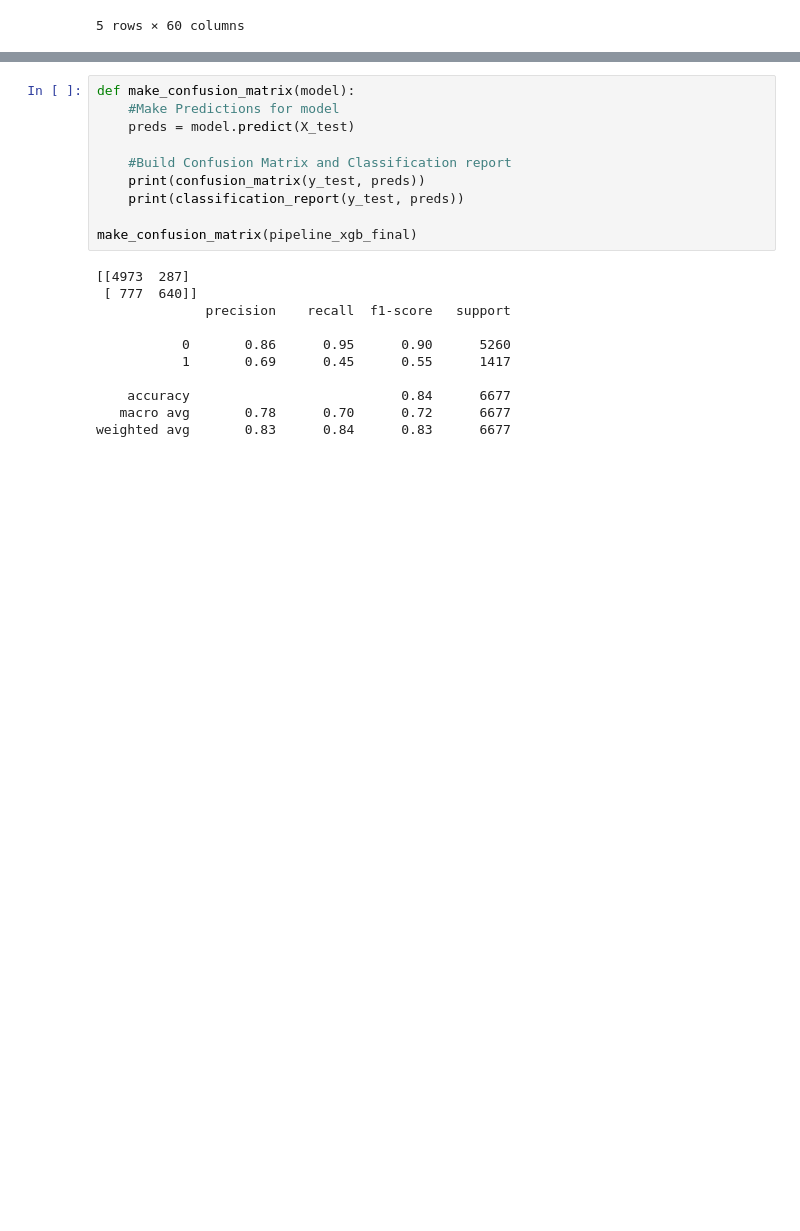
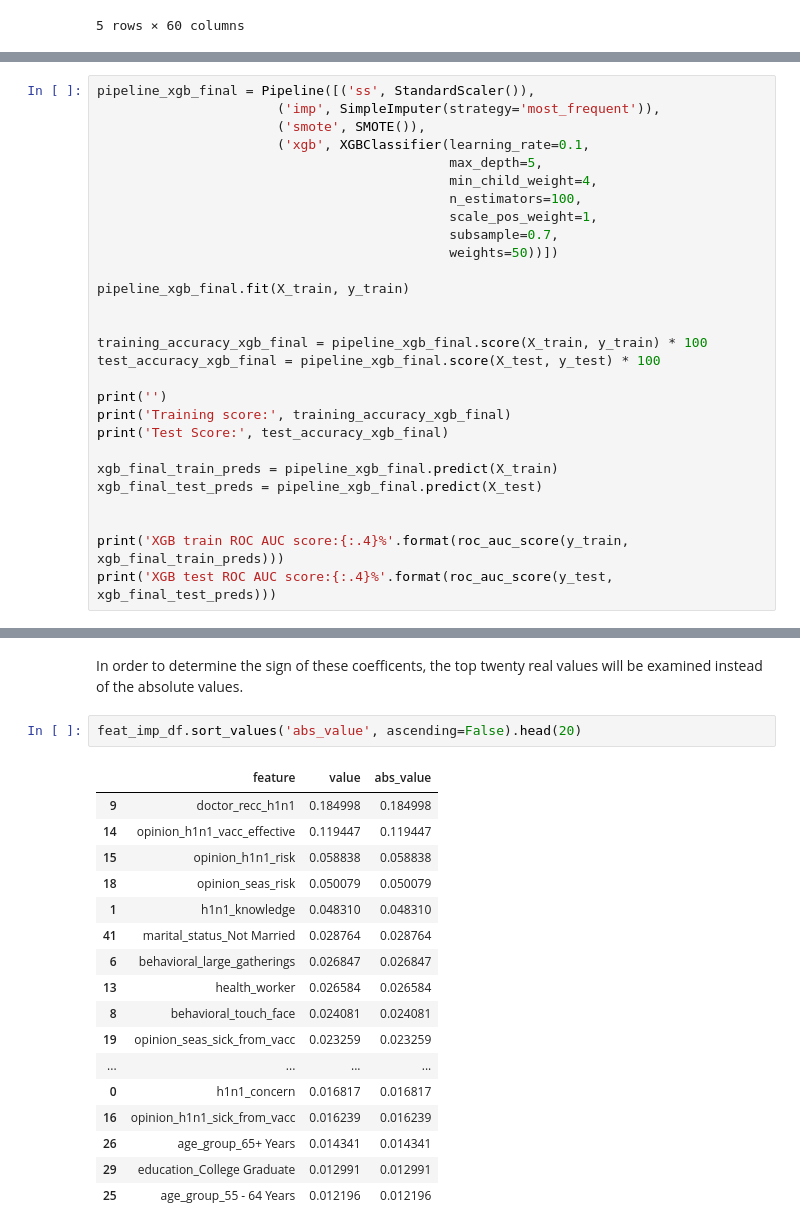
Before and after one commit to LucasFishbein/H1N1_Vaccine_Status_Predictor, a Jupyter notebook: H1N1_Vaccine_Prediction_Model.ipynb, the cells around one changed output, grey strips where cells are left out. Drawn from its saved outputs; the diff is of its cells as text; blank space fills up the shorter version.

```diff
--- a/H1N1_Vaccine_Prediction_Model.ipynb
+++ b/H1N1_Vaccine_Prediction_Model.ipynb
@@ -875,0 +1028,28 @@ Validation accuracy: 84.06%
+# %%
+pipeline_xgb_final = Pipeline([('ss', StandardScaler()),
+                       ('imp', SimpleImputer(strategy='most_frequent')),
+                       ('smote', SMOTE()),
+                       ('xgb', XGBClassifier(learning_rate=0.1,
+                                             max_depth=5,
+                                             min_child_weight=4,
+                                             n_estimators=100,
+                                             scale_pos_weight=1,
+                                             subsample=0.7,
+                                             weights=50))])
+
+pipeline_xgb_final.fit(X_train, y_train)
+
+
+training_accuracy_xgb_final = pipeline_xgb_final.score(X_train, y_train) * 100
+test_accuracy_xgb_final = pipeline_xgb_final.score(X_test, y_test) * 100
+
+print('')
+print('Training score:', training_accuracy_xgb_final)
+print('Test Score:', test_accuracy_xgb_final)
+
+xgb_final_train_preds = pipeline_xgb_final.predict(X_train)
+xgb_final_test_preds = pipeline_xgb_final.predict(X_test)
+
+
+print('XGB train ROC AUC score:{:.4}%'.format(roc_auc_score(y_train, xgb_final_train_preds)))
+print('XGB test ROC AUC score:{:.4}%'.format(roc_auc_score(y_test, xgb_final_test_preds)))
@@ -992,21 +1372,22 @@ Text(0.5, 0, 'Feature Name')
-# %%
-def make_confusion_matrix(model):
-    #Make Predictions for model
-    preds = model.predict(X_test)
-
-    #Build Confusion Matrix and Classification report
-    print(confusion_matrix(y_test, preds))
-    print(classification_report(y_test, preds))
-
-make_confusion_matrix(pipeline_xgb_final)
-# %% [output]
-[[4973  287]
- [ 777  640]]
-              precision    recall  f1-score   support
-
-           0       0.86      0.95      0.90      5260
-           1       0.69      0.45      0.55      1417
-
-    accuracy                           0.84      6677
-   macro avg       0.78      0.70      0.72      6677
-weighted avg       0.83      0.84      0.83      6677
+# %% [markdown]
+In order to determine the sign of these coefficents, the top twenty real values will be examined instead of the absolute values.
+# %%
+feat_imp_df.sort_values('abs_value', ascending=False).head(20)
+# %% [output]
+|  | feature | value | abs_value |
+| 9 | doctor_recc_h1n1 | 0.184998 | 0.184998 |
+| 14 | opinion_h1n1_vacc_effective | 0.119447 | 0.119447 |
+| 15 | opinion_h1n1_risk | 0.058838 | 0.058838 |
+| 18 | opinion_seas_risk | 0.050079 | 0.050079 |
+| 1 | h1n1_knowledge | 0.048310 | 0.048310 |
+| 41 | marital_status_Not Married | 0.028764 | 0.028764 |
+| 6 | behavioral_large_gatherings | 0.026847 | 0.026847 |
+| 13 | health_worker | 0.026584 | 0.026584 |
+| 8 | behavioral_touch_face | 0.024081 | 0.024081 |
+| 19 | opinion_seas_sick_from_vacc | 0.023259 | 0.023259 |
+| ... | ... | ... | ... |
+| 0 | h1n1_concern | 0.016817 | 0.016817 |
+| 16 | opinion_h1n1_sick_from_vacc | 0.016239 | 0.016239 |
+| 26 | age_group_65+ Years | 0.014341 | 0.014341 |
+| 29 | education_College Graduate | 0.012991 | 0.012991 |
+| 25 | age_group_55 - 64 Years | 0.012196 | 0.012196 |
```
Also changed, not shown: parts of 135 cells of this notebook.
